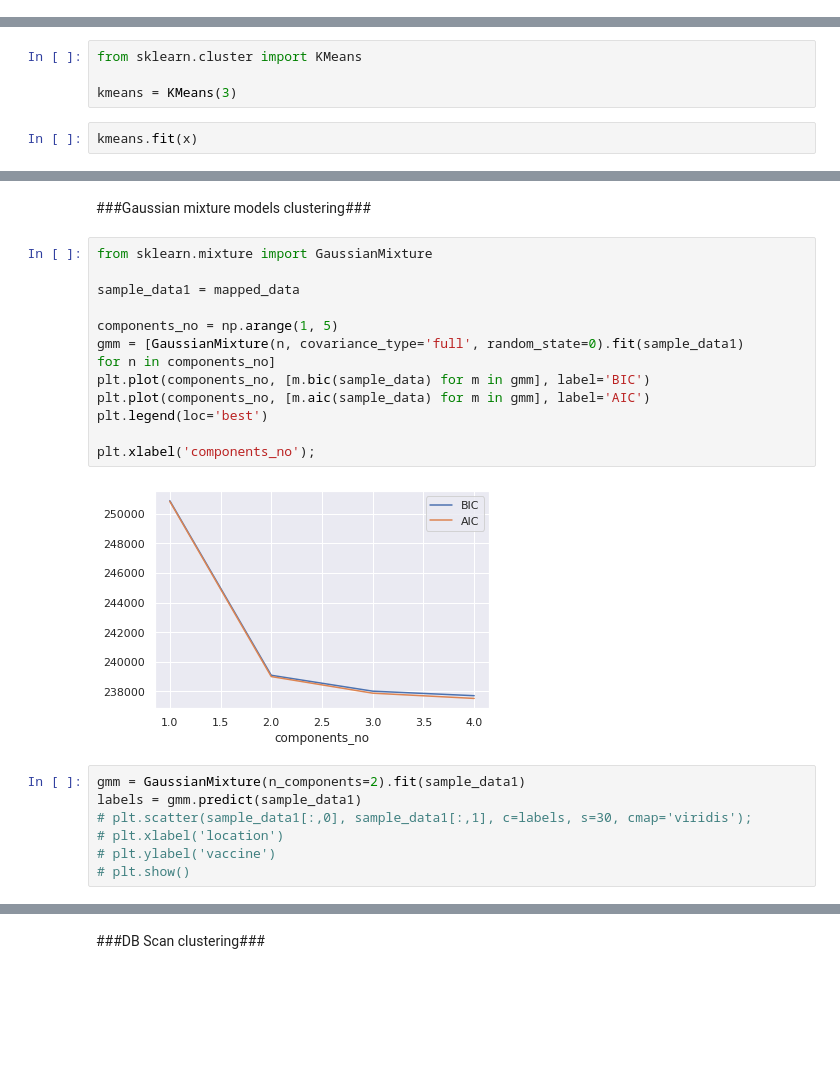
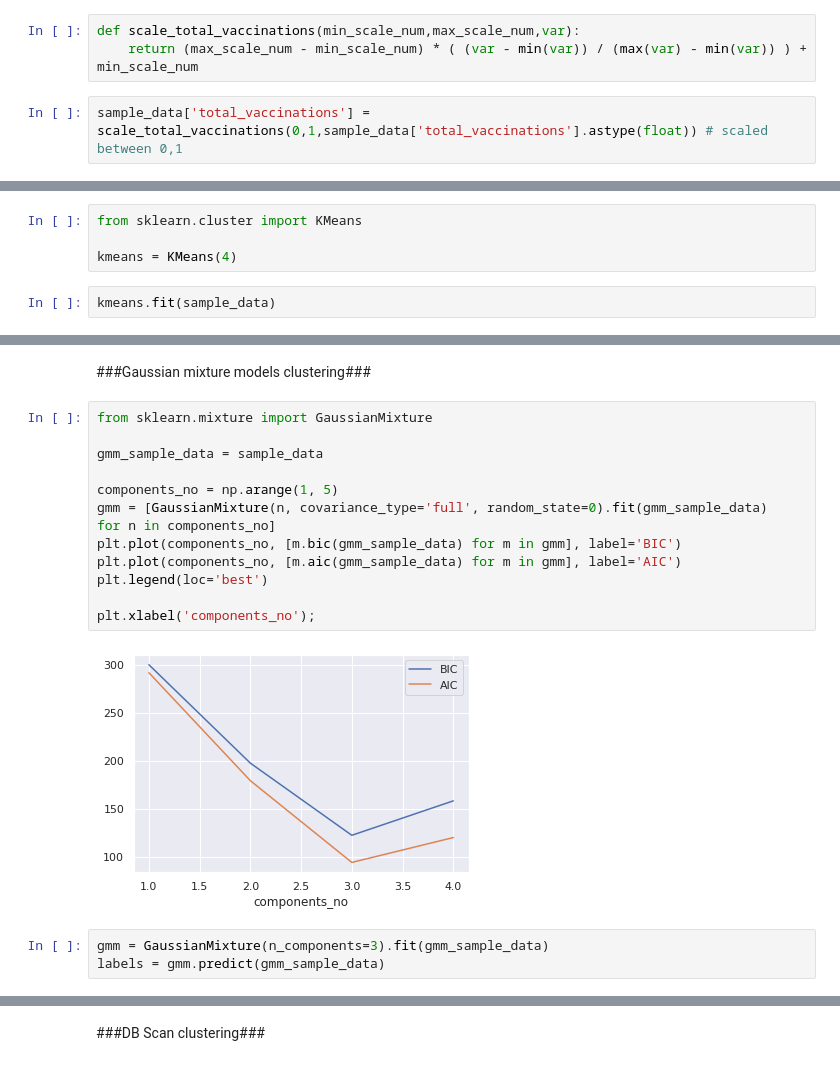
Before and after one commit to mamathaguntu/CMPE255, a Jupyter notebook: Clustering_Assignment/DM_Clustering_Assignment.ipynb, the cells around one changed output, grey strips where cells are left out. Cells and saved outputs as stored; diff of their text form; blank space fills up the shorter version.

```diff
--- a/Clustering_Assignment/DM_Clustering_Assignment.ipynb
+++ b/Clustering_Assignment/DM_Clustering_Assignment.ipynb
@@ -197,0 +179,5 @@ x
+# %%
+def scale_total_vaccinations(min_scale_num,max_scale_num,var):
+    return (max_scale_num - min_scale_num) * ( (var - min(var)) / (max(var) - min(var)) ) + min_scale_num
+# %%
+sample_data['total_vaccinations'] = scale_total_vaccinations(0,1,sample_data['total_vaccinations'].astype(float)) # scaled between 0,1
@@ -222,7 +228,7 @@ Plot before clustering
 # %%
 from sklearn.cluster import KMeans
 
-kmeans = KMeans(3)
+kmeans = KMeans(4)
 # %%
-kmeans.fit(x)
+kmeans.fit(sample_data)
 # %% [output]
@@ -294,25 +325,21 @@ plt.show()
 # %%
 from sklearn.mixture import GaussianMixture
 
-sample_data1 = mapped_data
+gmm_sample_data = sample_data
 
 components_no = np.arange(1, 5)
-gmm = [GaussianMixture(n, covariance_type='full', random_state=0).fit(sample_data1)
+gmm = [GaussianMixture(n, covariance_type='full', random_state=0).fit(gmm_sample_data)
 for n in components_no]
-plt.plot(components_no, [m.bic(sample_data) for m in gmm], label='BIC')
-plt.plot(components_no, [m.aic(sample_data) for m in gmm], label='AIC')
+plt.plot(components_no, [m.bic(gmm_sample_data) for m in gmm], label='BIC')
+plt.plot(components_no, [m.aic(gmm_sample_data) for m in gmm], label='AIC')
 plt.legend(loc='best')
 
 plt.xlabel('components_no');
 # %% [output]
-[figure, old version]
+[figure, new version]
-# %%
-gmm = GaussianMixture(n_components=2).fit(sample_data1)
-labels = gmm.predict(sample_data1)
-# plt.scatter(sample_data1[:,0], sample_data1[:,1], c=labels, s=30, cmap='viridis');
-# plt.xlabel('location')
-# plt.ylabel('vaccine')
-# plt.show()
+# %%
+gmm = GaussianMixture(n_components=3).fit(gmm_sample_data)
+labels = gmm.predict(gmm_sample_data)
 # %%
 labels
 # %% [output]
```
Also changed, not shown: parts of 34 cells of this notebook.
